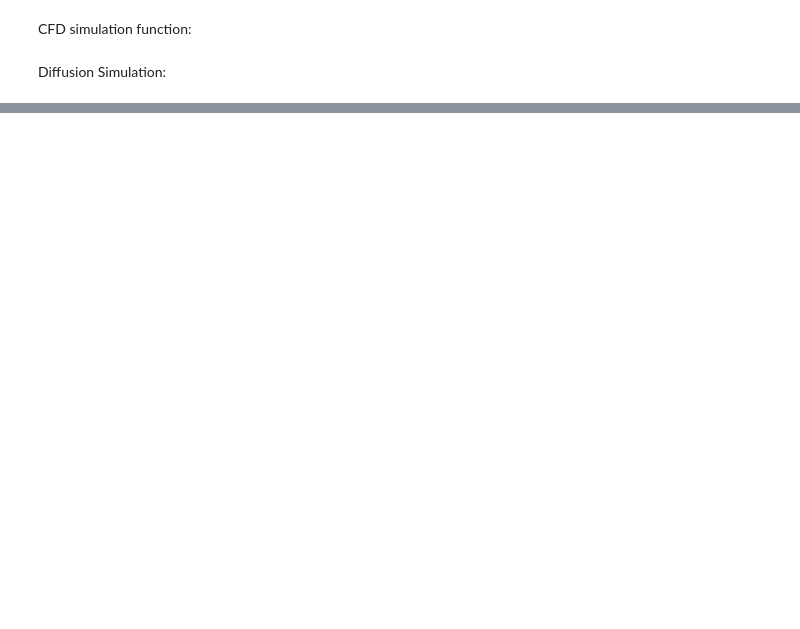
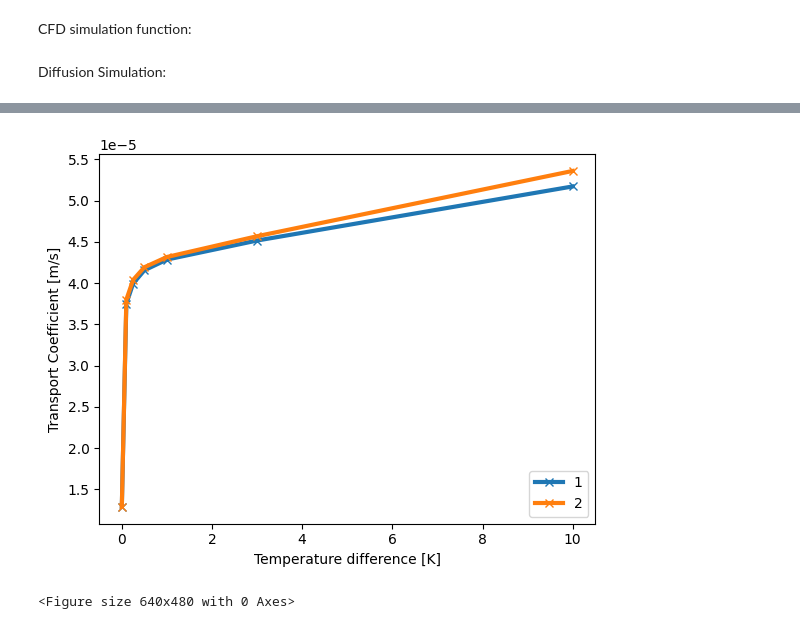
Before and after one commit to WeaverC20/LIBRADiff, a Jupyter notebook: BABY_2D_Props_Sim.ipynb, the cells around one changed output, grey strips where cells are left out. Drawn from its saved outputs; the diff is of its cells as text; code cells hidden in the pictures; blank space fills up the shorter version.

```diff
--- a/BABY_2D_Props_Sim.ipynb
+++ b/BABY_2D_Props_Sim.ipynb
@@ -487,0 +466,12 @@ Solved problem in 0.00 s
+# %%
+plt.figure()
+for i in range(len(k_array_array)):
+    plt.plot(dt_array, k_array_array[i], '-x', label=beta_prop_array[i][1], linewidth=3)
+plt.xlabel("Temperature difference [K]")
+plt.ylabel("Transport Coefficient [m/s]")
+plt.legend(loc = "lower right")
+plt.show()
+plt.savefig("betasComparison.svg")
+# %% [output]
+[figure, added]
+<Figure size 640x480 with 0 Axes>
```
Also changed, not shown: parts of 4 cells of this notebook.
